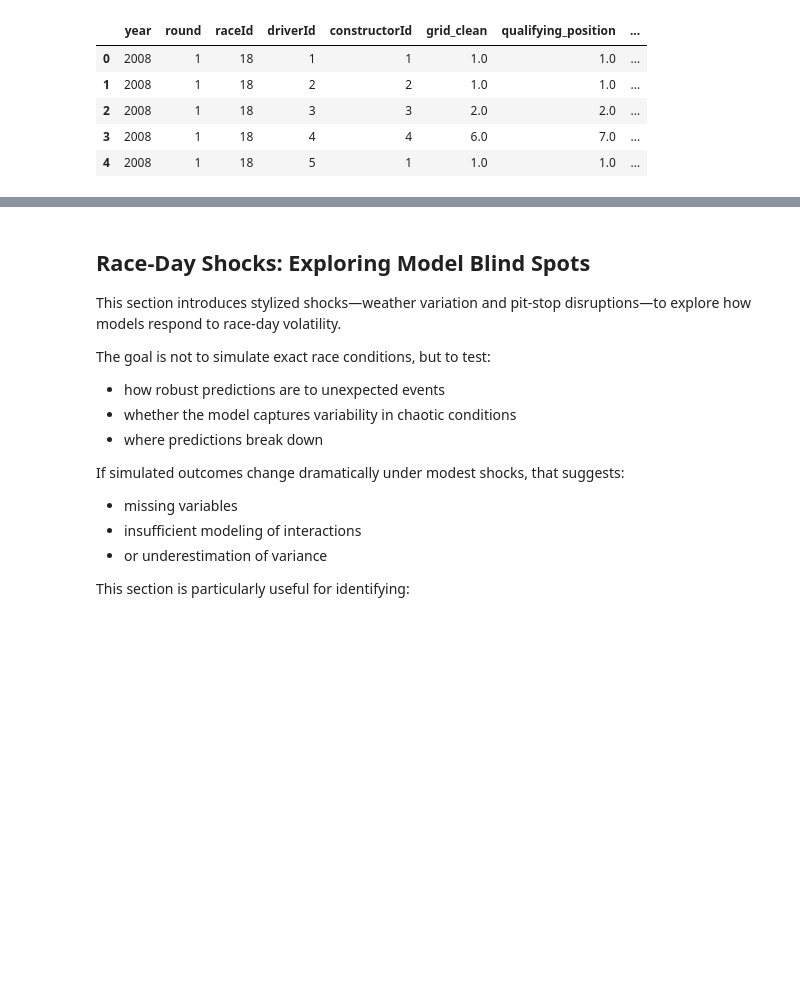
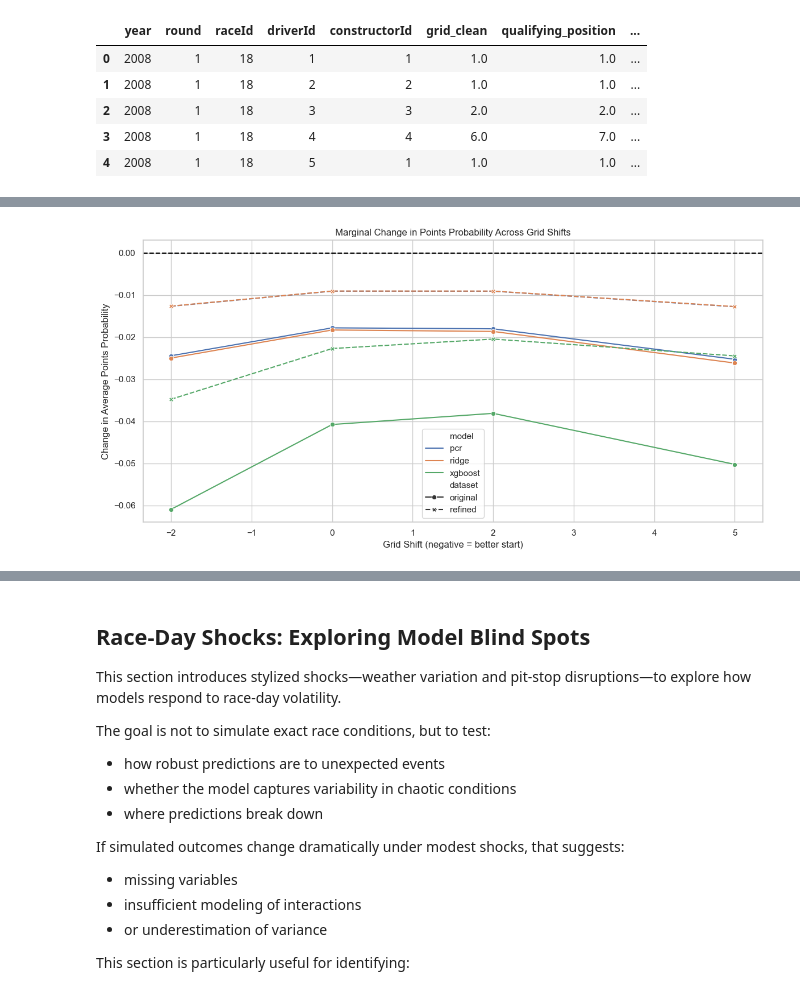
Before and after one commit to blackpaigestone/f1-worldchamp, a Jupyter notebook: 07_simulation_and_counterfactuals.ipynb, the cells around one changed output, grey strips where cells are left out. Cells and saved outputs as stored; diff of their text form; code cells hidden in the pictures; blank space fills up the shorter version.

Commit message:
testing simulations and visuals

```diff
--- a/07_simulation_and_counterfactuals.ipynb
+++ b/07_simulation_and_counterfactuals.ipynb
@@ -642,0 +663,20 @@ grid_shift_df["points_prob_proxy"] = np.where(
+# %%
+counterfactual_df["delta_points_prob"] = (
+    counterfactual_df
+    .groupby(["target", "dataset", "model"])["avg_points_prob"]
+    .diff()
+)
+
+counterfactual_df["delta_podium_prob"] = (
+    counterfactual_df
+    .groupby(["target", "dataset", "model"])["avg_podium_prob"]
+    .diff()
+)
+
+counterfactual_df["delta_pred"] = (
+    counterfactual_df
+    .groupby(["target", "dataset", "model"])["avg_pred"]
+    .diff()
+)
+
+counterfactual_df.head(10)
@@ -642,0 +695,20 @@ grid_shift_df["points_prob_proxy"] = np.where(
+# %%
+plot_df = counterfactual_df[counterfactual_df["target"] == "finish_position"].copy()
+plot_df = plot_df.dropna(subset=["delta_points_prob"])
+plt.figure(figsize=(12, 6))
+sns.lineplot(
+    data=plot_df,
+    x="grid_shift",
+    y="delta_points_prob",
+    hue="model",
+    style="dataset",
+    markers=True
+)
+plt.axhline(0, linestyle="--", color="black")
+plt.title("Marginal Change in Points Probability Across Grid Shifts")
+plt.xlabel("Grid Shift (negative = better start)")
+plt.ylabel("Change in Average Points Probability")
+plt.tight_layout()
+plt.show()
+# %% [output]
+[figure, added]
```
Also changed, not shown: parts of 25 cells of this notebook.
